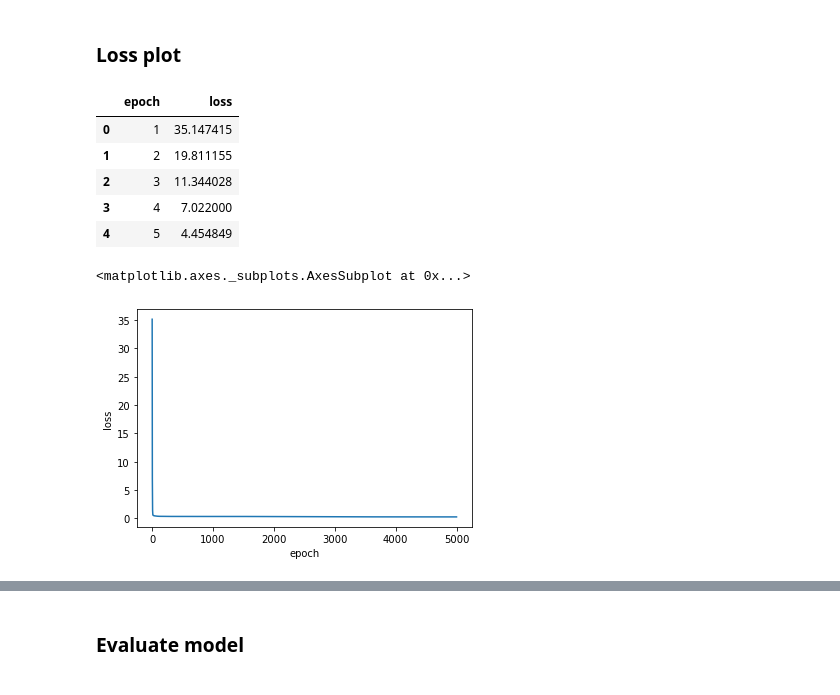
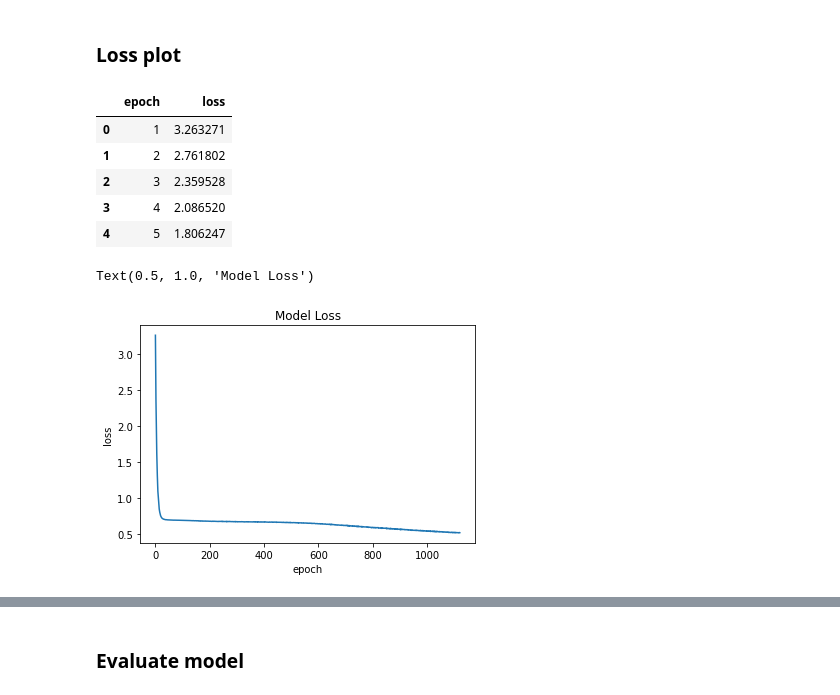
Before and after one commit to lhx3762/COVID19-Drug-Repurposing, a Jupyter notebook: model/model_eval.ipynb, the cells around one changed output, grey strips where cells are left out. Cells and saved outputs as stored; diff of their text form; code cells hidden in the pictures.

Commit message:
Finalize model

```diff
--- a/model/model_eval.ipynb
+++ b/model/model_eval.ipynb
@@ -6,15 +7,18 @@ import seaborn as sns
 # %%
-loss = pd.read_csv('model_pruned_graph_1.loss.csv')
+loss = pd.read_csv('model_pruned_graph_1.1.loss.csv')
 loss.head()
 # %% [output]
 |  | epoch | loss |
-| 0 | 1 | 35.147415 |
-| 1 | 2 | 19.811155 |
-| 2 | 3 | 11.344028 |
-| 3 | 4 | 7.022000 |
-| 4 | 5 | 4.454849 |
+| 0 | 1 | 3.263271 |
+| 1 | 2 | 2.761802 |
+| 2 | 3 | 2.359528 |
+| 3 | 4 | 2.086520 |
+| 4 | 5 | 1.806247 |
+# %%
+loss = loss[loss['epoch']<=1120]
 # %%
-sns.lineplot(x='epoch', y='loss', data=loss)
+ax = sns.lineplot(x='epoch', y='loss', data=loss)
+ax.set_title('Model Loss')
 # %% [output]
-<matplotlib.axes._subplots.AxesSubplot at 0x...>
+Text(0.5, 1.0, 'Model Loss')
-[figure, old version]
+[figure, new version]
```
Also changed, not shown: parts of 16 cells of this notebook, 10 other files.
